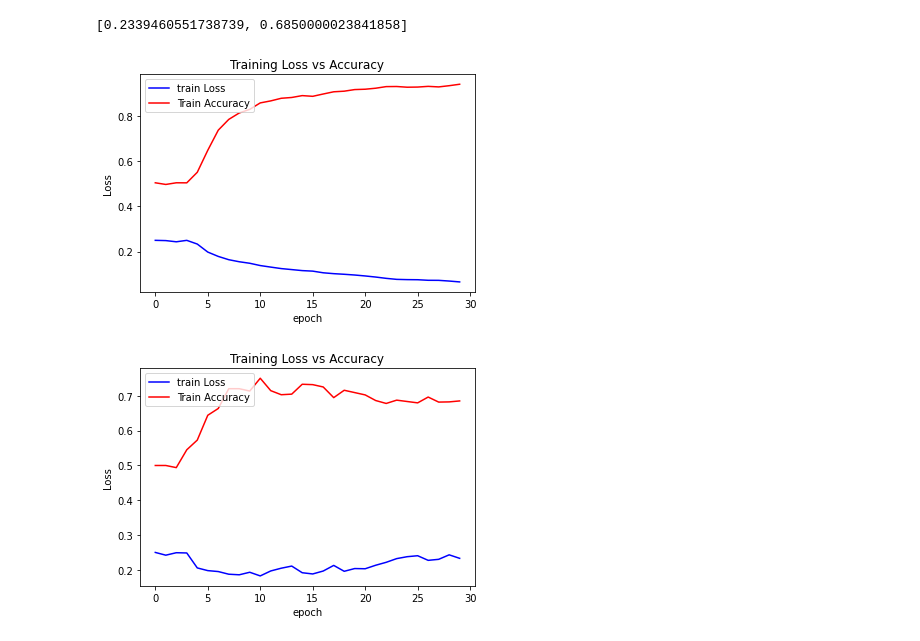
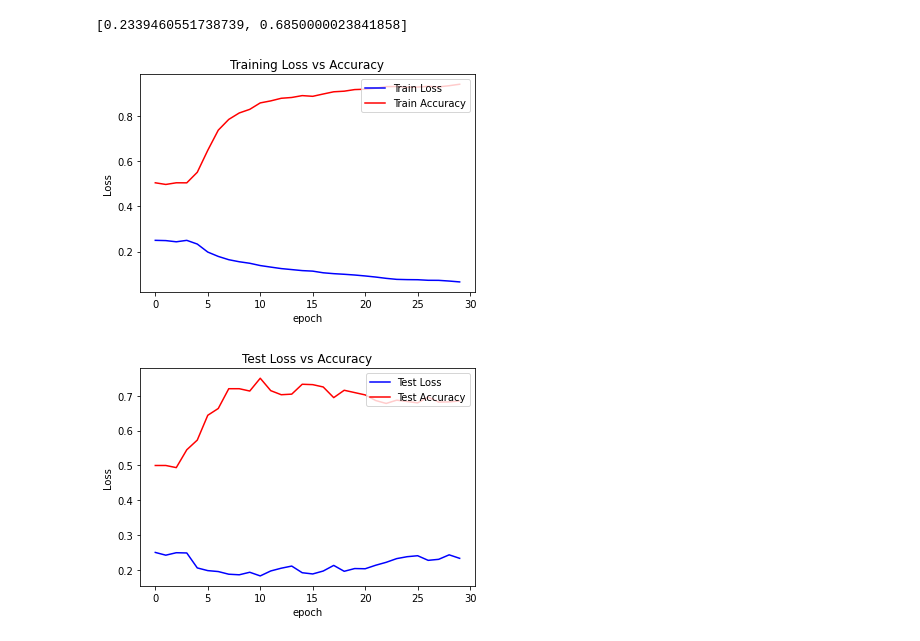
Before and after one commit to ram130849/Deep_Learning_Systems, a Jupyter notebook: TensorFlow/Ramki/E533_DLS_Assignment4.ipynb, the cells around one changed output. Drawn from its saved outputs; the diff is of its cells as text; code cells hidden in the pictures.

```diff
--- a/TensorFlow/Ramki/E533_DLS_Assignment4.ipynb
+++ b/TensorFlow/Ramki/E533_DLS_Assignment4.ipynb
@@ -579,22 +579,22 @@ print(history1)
 # %%
 plt.plot(history.history["loss"],color='blue')
 plt.plot(history.history["accuracy"],color='red')
-plt.legend(["train Loss", "Train Accuracy"], loc="upper left")
+plt.legend(["Train Loss", "Train Accuracy"], loc="upper right")
 plt.title("Training Loss vs Accuracy")
 plt.ylabel("Loss")
 plt.xlabel("epoch")
 plt.show()
 # %% [output]
-[figure, old version]
+[figure, new version]
 # %%
 plt.plot(history.history["val_loss"],color='blue')
 plt.plot(history.history["val_accuracy"],color='red')
-plt.legend(["train Loss", "Train Accuracy"], loc="upper left")
-plt.title("Training Loss vs Accuracy")
+plt.legend(["Test Loss", "Test Accuracy"], loc="upper right")
+plt.title("Test Loss vs Accuracy")
 plt.ylabel("Loss")
 plt.xlabel("epoch")
 plt.show()
 # %% [output]
-[figure, old version]
+[figure, new version]
 # %%
 b
```
